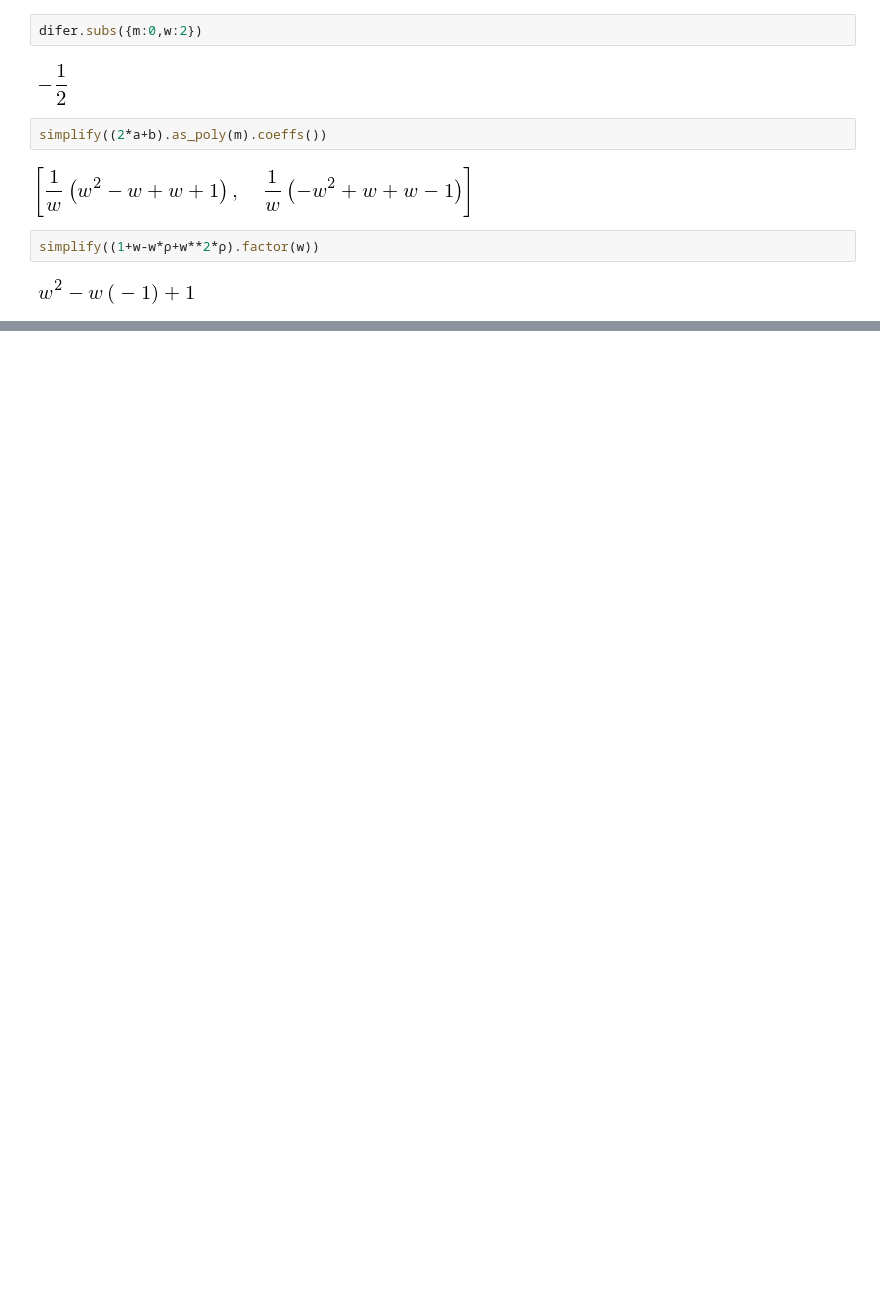
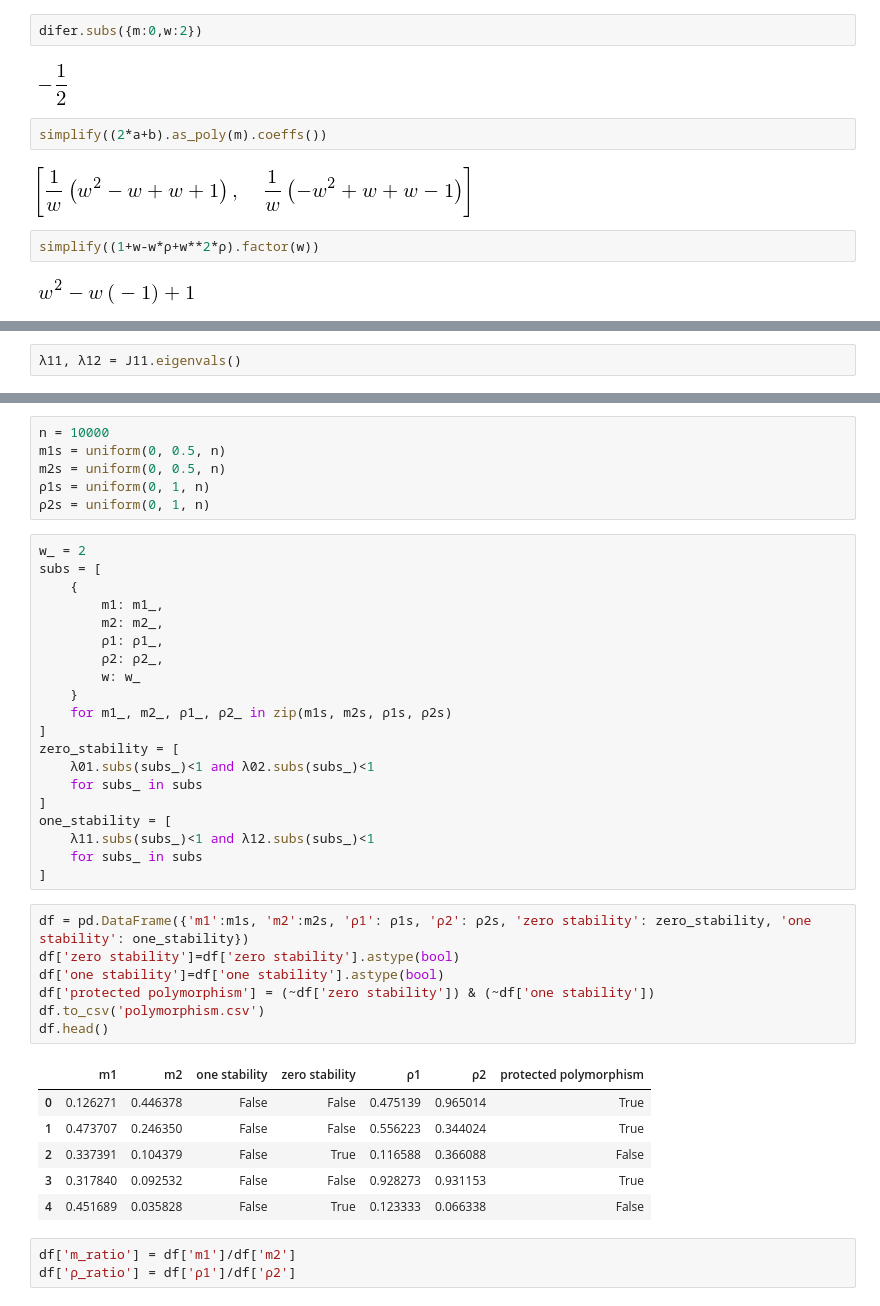
Before and after one commit to yoavram/Sunnyvale, a Jupyter notebook: notebooks/migration analysis.ipynb, the cells around one changed output, grey strips where cells are left out. Saved outputs shown, nothing was run; the diff lists cells and outputs as text; blank space fills up the shorter version.

```diff
--- a/notebooks/migration analysis.ipynb
+++ b/notebooks/migration analysis.ipynb
@@ -288,0 +341,2 @@ simplify((1+w-w*ρ+w**2*ρ).factor(w))
+# %%
+λ11, λ12 = J11.eigenvals()
@@ -288,0 +365,43 @@ simplify((1+w-w*ρ+w**2*ρ).factor(w))
+# %%
+n = 10000
+m1s = uniform(0, 0.5, n)
+m2s = uniform(0, 0.5, n)
+ρ1s = uniform(0, 1, n)
+ρ2s = uniform(0, 1, n)
+# %%
+w_ = 2
+subs = [
+    {
+        m1: m1_,
+        m2: m2_,
+        ρ1: ρ1_,
+        ρ2: ρ2_,
+        w: w_
+    }
+    for m1_, m2_, ρ1_, ρ2_ in zip(m1s, m2s, ρ1s, ρ2s)
+]
+zero_stability = [
+    λ01.subs(subs_)<1 and λ02.subs(subs_)<1
+    for subs_ in subs
+]
+one_stability = [
+    λ11.subs(subs_)<1 and λ12.subs(subs_)<1
+    for subs_ in subs
+]
+# %%
+df = pd.DataFrame({'m1':m1s, 'm2':m2s, 'ρ1': ρ1s, 'ρ2': ρ2s, 'zero stability': zero_stability, 'one stability': one_stability})
+df['zero stability']=df['zero stability'].astype(bool)
+df['one stability']=df['one stability'].astype(bool)
+df['protected polymorphism'] = (~df['zero stability']) & (~df['one stability'])
+df.to_csv('polymorphism.csv')
+df.head()
+# %% [output]
+|  | m1 | m2 | one stability | zero stability | ρ1 | ρ2 | protected polymorphism |
+| 0 | 0.126271 | 0.446378 | False | False | 0.475139 | 0.965014 | True |
+| 1 | 0.473707 | 0.246350 | False | False | 0.556223 | 0.344024 | True |
+| 2 | 0.337391 | 0.104379 | False | True | 0.116588 | 0.366088 | False |
+| 3 | 0.317840 | 0.092532 | False | False | 0.928273 | 0.931153 | True |
+| 4 | 0.451689 | 0.035828 | False | True | 0.123333 | 0.066338 | False |
+# %%
+df['m_ratio'] = df['m1']/df['m2']
+df['ρ_ratio'] = df['ρ1']/df['ρ2']
```
Also changed, not shown: parts of 11 cells of this notebook, 1 other file.
